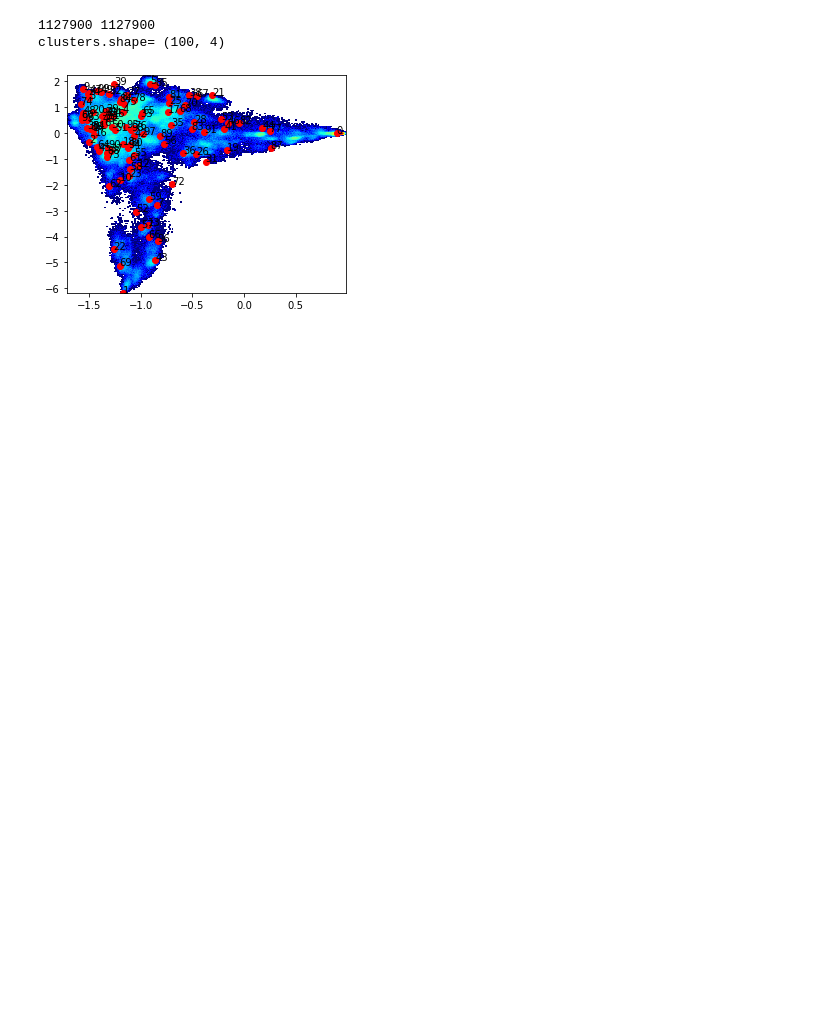
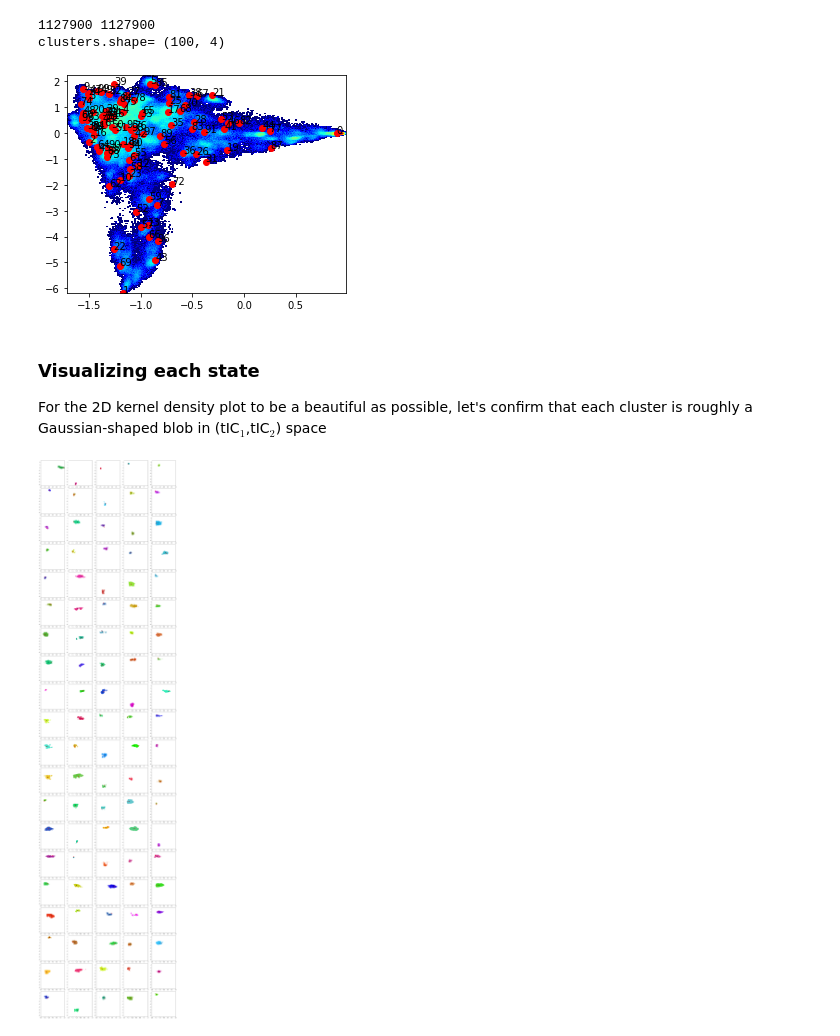
Before and after one commit to Sizhang92190/random, a Jupyter notebook: 2D_kernel_density_tICs/plt_kernel_tics.ipynb, the cells around one changed output. Cells and saved outputs as stored; diff of their text form; code cells hidden in the pictures; blank space fills up the shorter version.

Commit message:
fixed kernel density 2D estimator

```diff
--- a/2D_kernel_density_tICs/plt_kernel_tics.ipynb
+++ b/2D_kernel_density_tICs/plt_kernel_tics.ipynb
@@ -31,3 +31,45 @@ for i in range(len(clusters)):
     plt.text(clusters[:,0][i], clusters[:,1][i], i, color='k')
 # %% [output]
 [figure]
+# %% [markdown]
+### Visualizing each state
+
+For the 2D kernel density plot to be a beautiful as possible, let's confirm that each cluster is roughly a Gaussian-shaped blob in (tIC$_1$,tIC$_2$) space
+# %%
+import colorsys
+
+plt.figure(figsize=(20,80))
+nclusters = 100
+
+cluster_means     = np.zeros( (nclusters, 2) ) # store the x,y coords of each cluster mean
+cluster_variances = np.zeros( (nclusters, 2) ) # store the sigma^2_x, and sigma^2_y of each cluster
+
+for i in range(nclusters):
+
+    plt.subplot(20,5,i+1)
+
+    # pick a random (bright) color   (see: https://stackoverflow.com/questions/43437309/get-a-bright-random-colour-python)
+    h,s,l = np.random.random(), 0.5 + np.random.random()/2.0, 0.4 + np.random.random()/5.0
+    rgb_color = tuple( colorsys.hls_to_rgb(h,l,s) )
+    #print('rgb_color', rgb_color)
+
+    Ind = (ass == i)
+    #print(i, Ind)
+    plt.scatter(tIC_1[Ind], tIC_2[Ind], marker='.', linewidths=0.5, color=rgb_color)
+
+    # compute the means and compare it the cluster centers
+    cluster_means[i,:]     = np.mean(tIC_1[Ind]), np.mean(tIC_2[Ind])
+    plt.scatter(cluster_means[i,0], cluster_means[i,1], marker='*', linewidths=1.5, color='k')
+    plt.scatter(clusters[i,0], clusters[i,1], marker='*', linewidths=1.5, color='b')
+
+    # compute the variances
+    cluster_variances[i,:] = np.var(tIC_1[Ind]), np.var(tIC_2[Ind])
+
+    plt.scatter(clusters[:,0][i], clusters[:,1][i], color='r')
+    plt.xlim(-2, 1)
+    plt.ylim(-6.5, 2.5)
+
+plt.tight_layout()
+plt.show()
+# %% [output]
+[figure, added]
```
Also changed, not shown: parts of 4 cells of this notebook.
